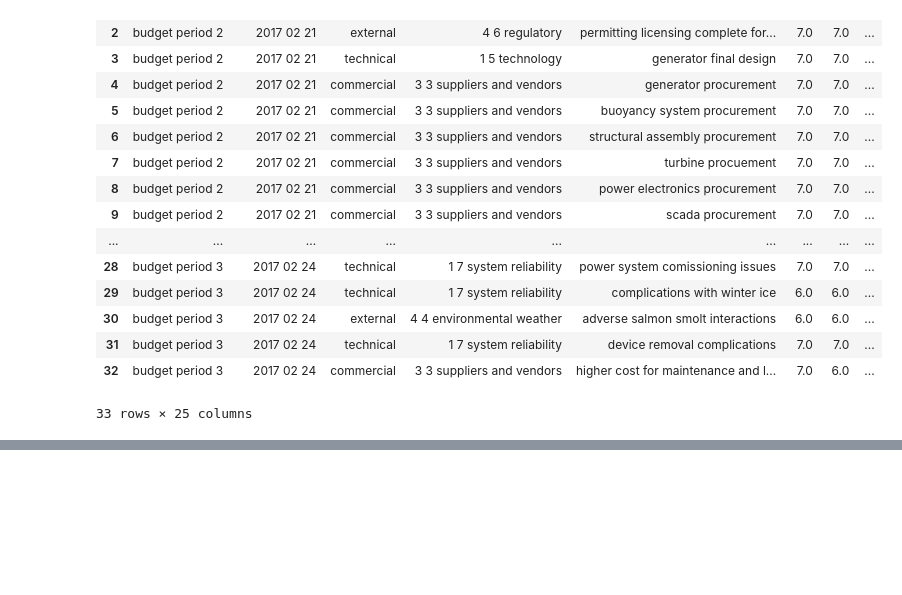
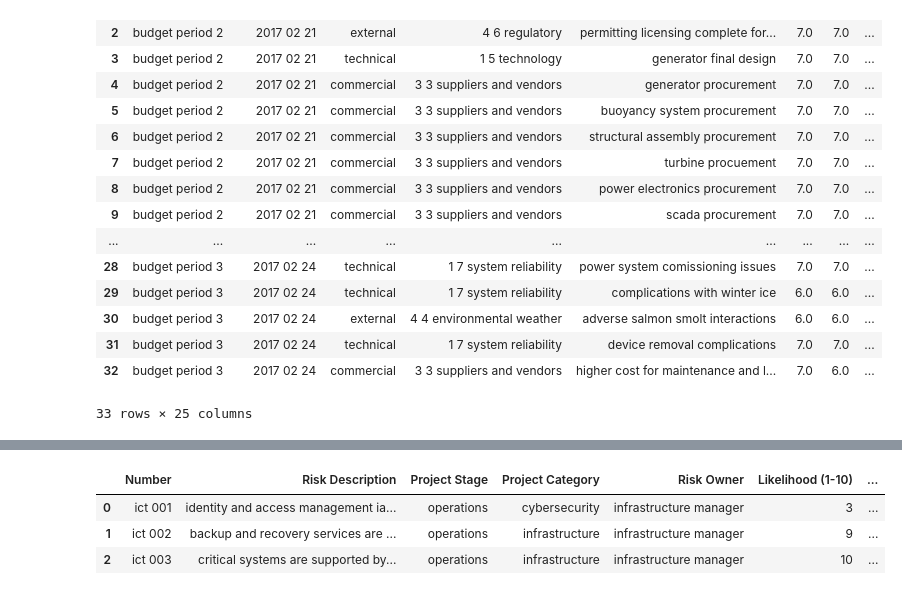
Before and after one commit to deiraaisyar/dokumen-rahasia, a Jupyter notebook: notebook/eda.ipynb, the cells around one changed output, grey strips where cells are left out. Drawn from its saved outputs; the diff is of its cells as text; code cells hidden in the pictures; blank space fills up the shorter version.

```diff
--- a/eda.ipynb
+++ b/notebook/eda.ipynb
@@ -90,0 +135,7 @@ df5
+# %%
+df3_output
+# %% [output]
+|  | Number | Risk Description | Project Stage | Project Category | Risk Owner | Likelihood (1-10) | ... |
+| 0 | ict 001 | identity and access management ia... | operations | cybersecurity | infrastructure manager | 3 | ... |
+| 1 | ict 002 | backup and recovery services are ... | operations | infrastructure | infrastructure manager | 9 | ... |
+| 2 | ict 003 | critical systems are supported by... | operations | infrastructure | infrastructure manager | 10 | ... |
```
Also changed, not shown: parts of 6 cells of this notebook, 22 other files.
